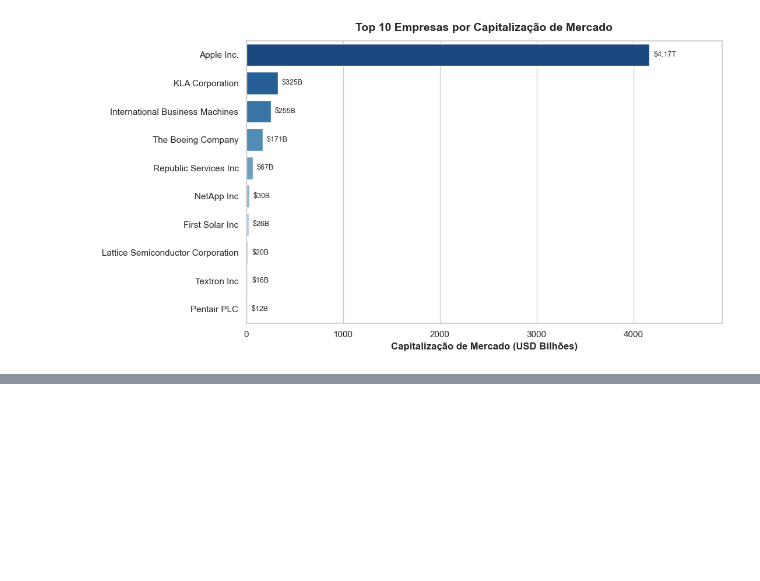
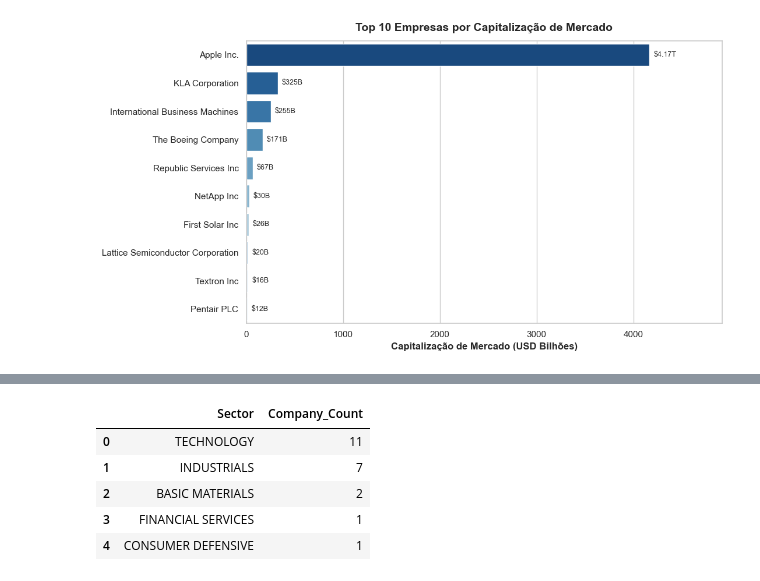
Before and after one commit to thiago2608santana/data-collection, a Jupyter notebook: notebooks/exploration_company_overview.ipynb, the cells around one changed output, grey strips where cells are left out. Drawn from its saved outputs; the diff is of its cells as text; code cells hidden in the pictures; blank space fills up the shorter version.

```diff
--- a/notebooks/exploration_company_overview.ipynb
+++ b/notebooks/exploration_company_overview.ipynb
@@ -123,0 +149,9 @@ Passing `palette` without assigning `hue` is deprecated and will be removed in v
+# %%
+df_sector.head()
+# %% [output]
+|  | Sector | Company_Count |
+| 0 | TECHNOLOGY | 11 |
+| 1 | INDUSTRIALS | 7 |
+| 2 | BASIC MATERIALS | 2 |
+| 3 | FINANCIAL SERVICES | 1 |
+| 4 | CONSUMER DEFENSIVE | 1 |
```
Also changed, not shown: parts of 4 cells of this notebook.
